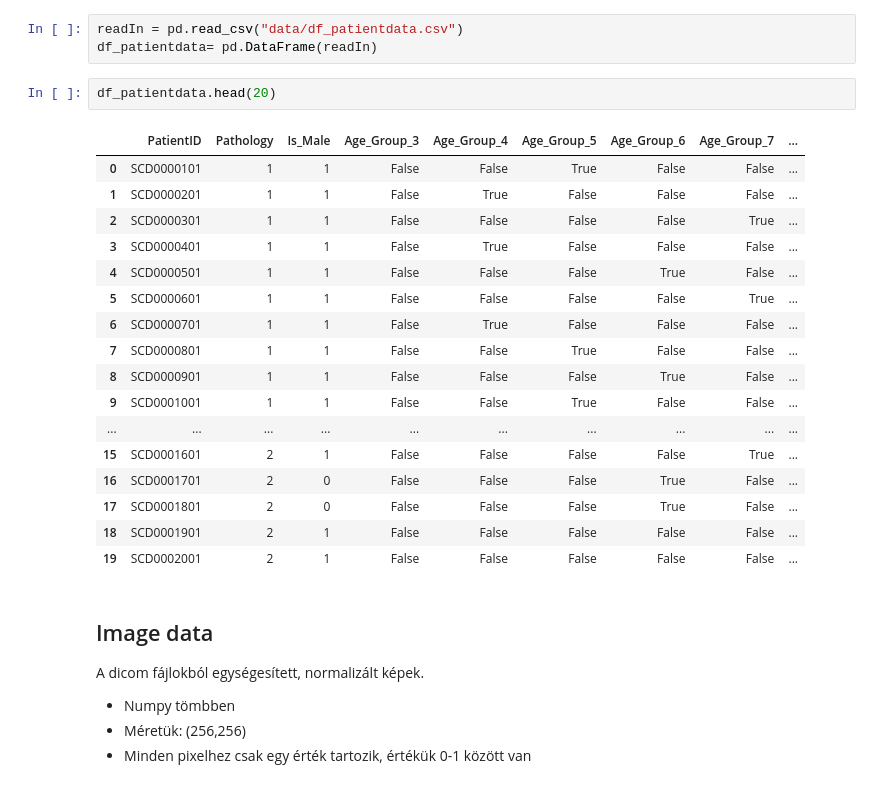
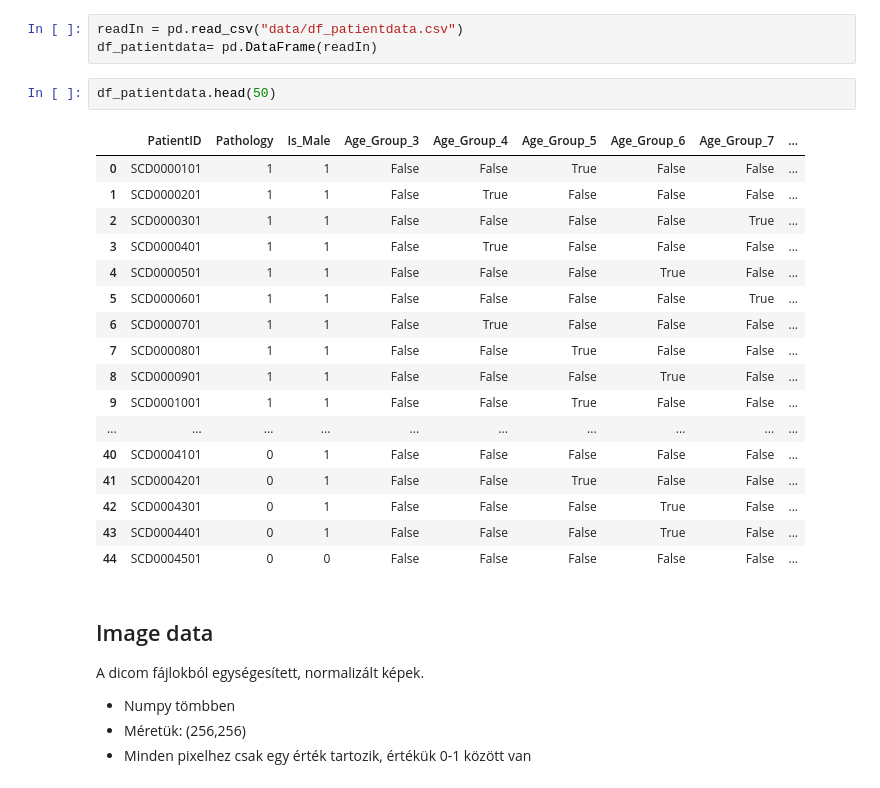
Before and after one commit to annalaczko/MadAI, a Jupyter notebook: 3 - Training.ipynb, the cells around one changed output. Cells and saved outputs as stored; diff of their text form.

```diff
--- a/3 - Training.ipynb
+++ b/3 - Training.ipynb
@@ -14,25 +17,25 @@ Az eredeti csv feldolgozása már tanulásra előkészített adatokkal
 readIn = pd.read_csv("data/df_patientdata.csv")
 df_patientdata= pd.DataFrame(readIn)
 # %%
-df_patientdata.head(20)
+df_patientdata.head(50)
 # %% [output]
 |  | PatientID | Pathology | Is_Male | Age_Group_3 | Age_Group_4 | Age_Group_5 | Age_Group_6 | Age_Group_7 | ... |
 | 0 | SCD0000101 | 1 | 1 | False | False | True | False | False | ... |
 | 1 | SCD0000201 | 1 | 1 | False | True | False | False | False | ... |
 | 2 | SCD0000301 | 1 | 1 | False | False | False | False | True | ... |
 | 3 | SCD0000401 | 1 | 1 | False | True | False | False | False | ... |
 | 4 | SCD0000501 | 1 | 1 | False | False | False | True | False | ... |
 | 5 | SCD0000601 | 1 | 1 | False | False | False | False | True | ... |
 | 6 | SCD0000701 | 1 | 1 | False | True | False | False | False | ... |
 | 7 | SCD0000801 | 1 | 1 | False | False | True | False | False | ... |
 | 8 | SCD0000901 | 1 | 1 | False | False | False | True | False | ... |
 | 9 | SCD0001001 | 1 | 1 | False | False | True | False | False | ... |
 | ... | ... | ... | ... | ... | ... | ... | ... | ... | ... |
-| 15 | SCD0001601 | 2 | 1 | False | False | False | False | True | ... |
-| 16 | SCD0001701 | 2 | 0 | False | False | False | True | False | ... |
-| 17 | SCD0001801 | 2 | 0 | False | False | False | True | False | ... |
-| 18 | SCD0001901 | 2 | 1 | False | False | False | False | False | ... |
-| 19 | SCD0002001 | 2 | 1 | False | False | False | False | False | ... |
+| 40 | SCD0004101 | 0 | 1 | False | False | False | False | False | ... |
+| 41 | SCD0004201 | 0 | 1 | False | False | True | False | False | ... |
+| 42 | SCD0004301 | 0 | 1 | False | False | False | True | False | ... |
+| 43 | SCD0004401 | 0 | 1 | False | False | False | True | False | ... |
+| 44 | SCD0004501 | 0 | 0 | False | False | False | False | False | ... |
 # %% [markdown]
 ## Image data
 A dicom fájlokból egységesített, normalizált képek.
```
Also changed, not shown: parts of 26 cells of this notebook, 2 other files.
